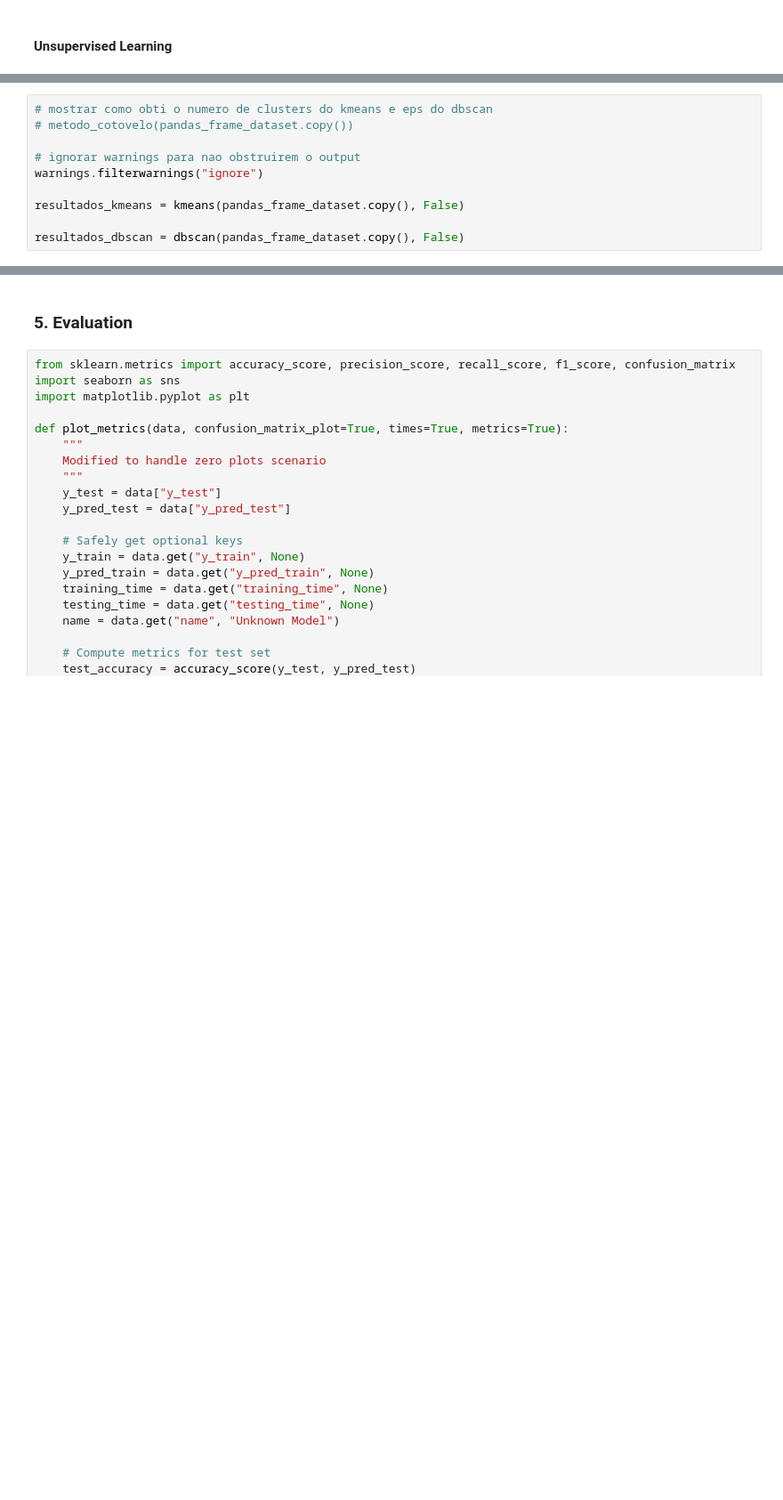
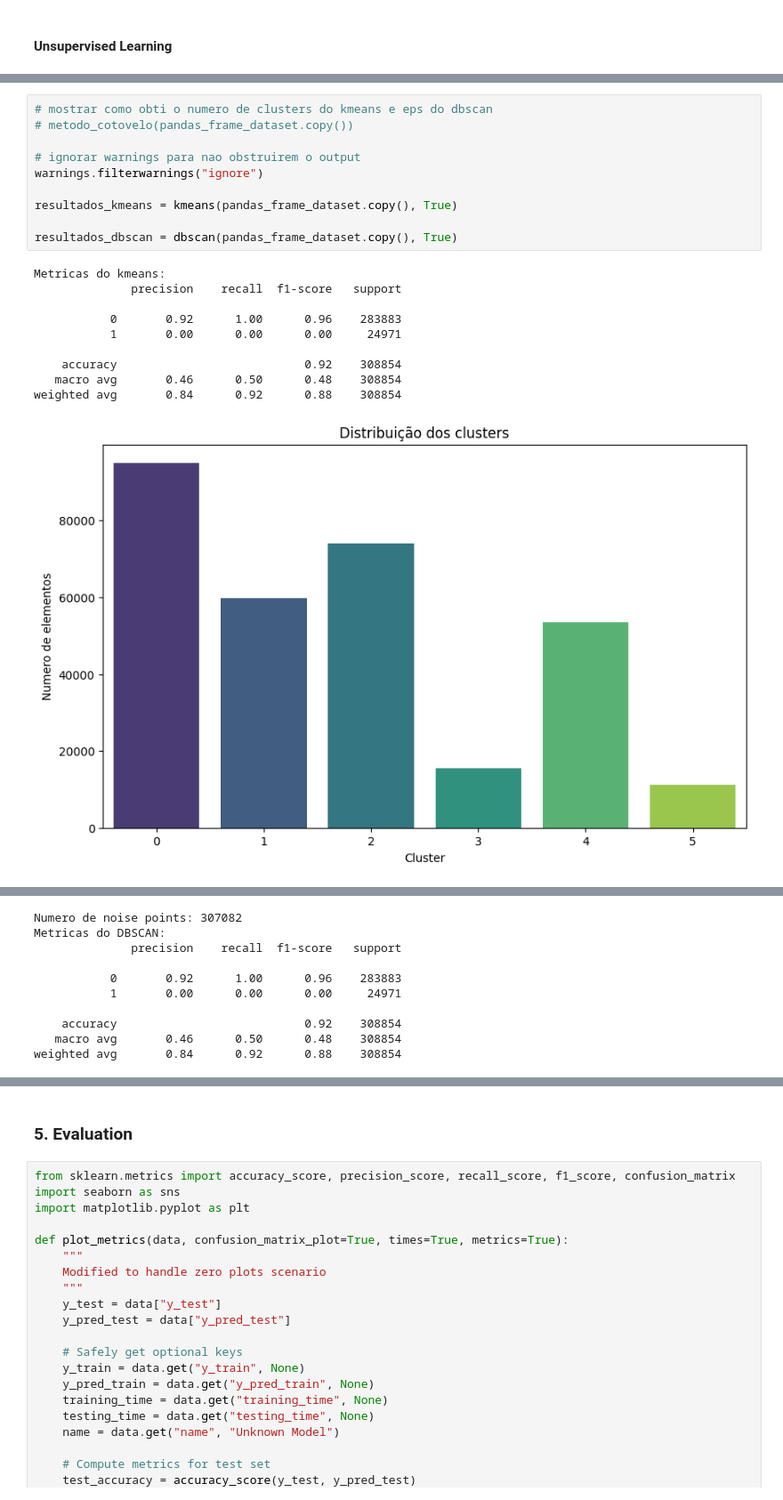
Before and after one commit to Yeshey/IAA-IntroAprendizagemAutomatica, a Jupyter notebook: FinalProject/Project.ipynb, the cells around one changed output, grey strips where cells are left out. Shown at 89% size. Cells and saved outputs as stored; diff of their text form; blank space fills up the shorter version.

```diff
--- a/FinalProject/Project.ipynb
+++ b/FinalProject/Project.ipynb
@@ -1004,10 +1025,21 @@ def metodo_cotovelo(dataset):
 # %%
 # mostrar como obti o numero de clusters do kmeans e eps do dbscan
 # metodo_cotovelo(pandas_frame_dataset.copy())
 
 # ignorar warnings para nao obstruirem o output
 warnings.filterwarnings("ignore")
 
-resultados_kmeans = kmeans(pandas_frame_dataset.copy(), False)
+resultados_kmeans = kmeans(pandas_frame_dataset.copy(), True)
 
-resultados_dbscan = dbscan(pandas_frame_dataset.copy(), False)
+resultados_dbscan = dbscan(pandas_frame_dataset.copy(), True)
+# %% [output]
+Metricas do kmeans:
+              precision    recall  f1-score   support
+
+           0       0.92      1.00      0.96    283883
+           1       0.00      0.00      0.00     24971
+
+    accuracy                           0.92    308854
+   macro avg       0.46      0.50      0.48    308854
+weighted avg       0.84      0.92      0.88    308854
+[figure, added]
@@ -1013,0 +1047,10 @@ resultados_dbscan = dbscan(pandas_frame_dataset.copy(), False)
+Numero de noise points: 307082
+Metricas do DBSCAN:
+              precision    recall  f1-score   support
+
+           0       0.92      1.00      0.96    283883
+           1       0.00      0.00      0.00     24971
+
+    accuracy                           0.92    308854
+   macro avg       0.46      0.50      0.48    308854
+weighted avg       0.84      0.92      0.88    308854
```
Also changed, not shown: parts of 11 cells of this notebook.
